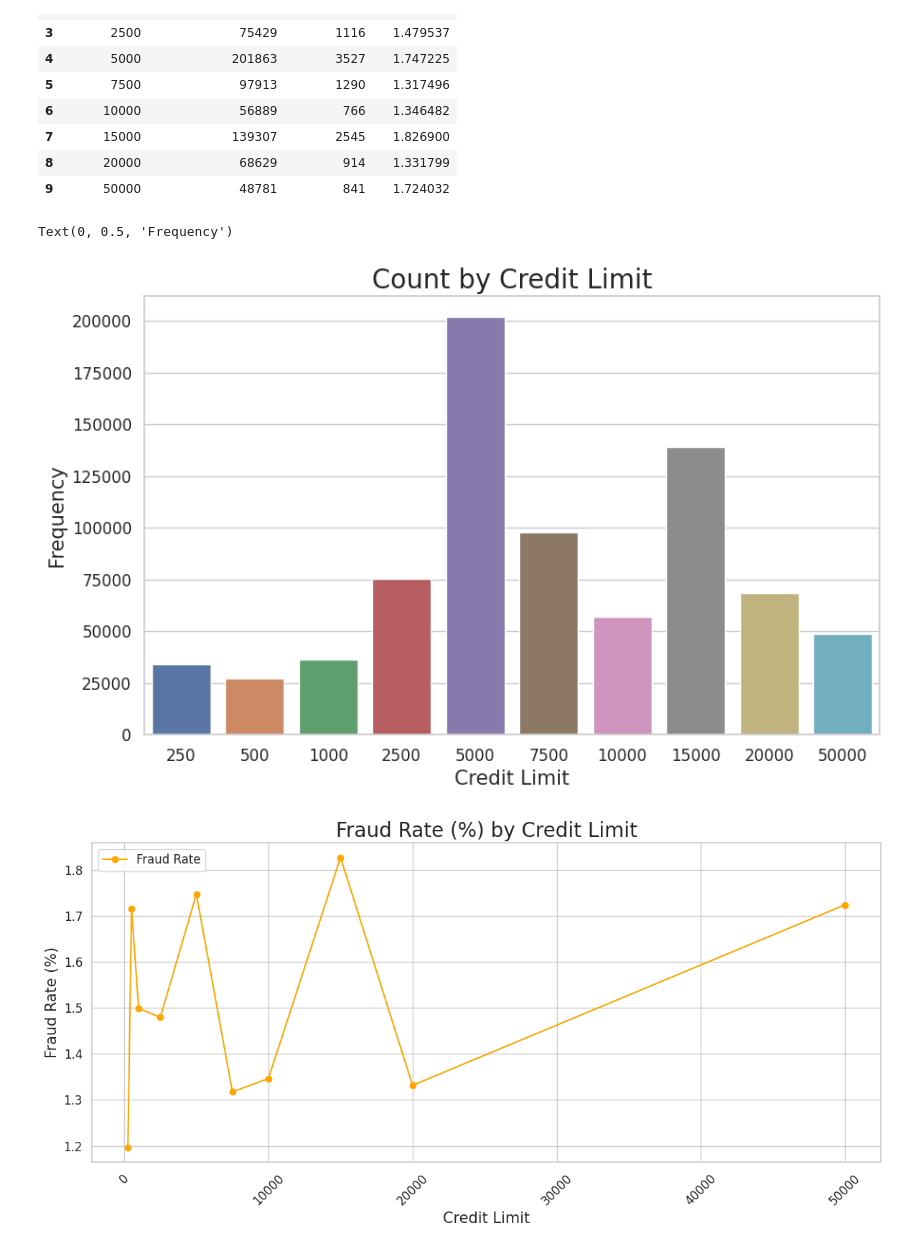
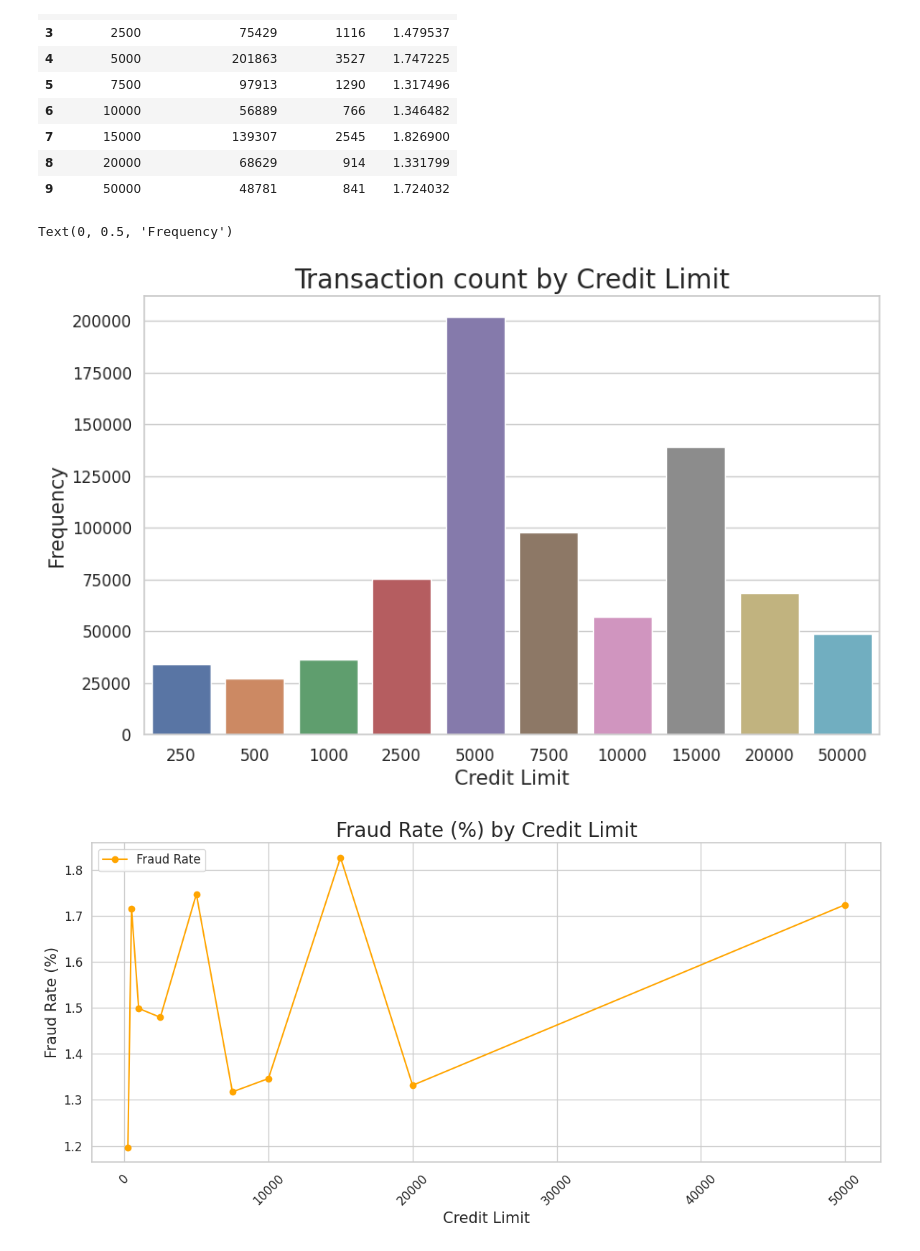
Before and after one commit to KGuruPrasad94/DS_challenge_C1, a Jupyter notebook: DS_challenge_v4.ipynb, the cells around one changed output. Drawn from its saved outputs; the diff is of its cells as text; code cells hidden in the pictures.

```diff
--- a/DS_challenge_v4.ipynb
+++ b/DS_challenge_v4.ipynb
@@ -761,35 +745,35 @@ sns.set_theme(style="whitegrid")
 
 
 # Initialize the matplotlib figure
 
 f, ax = plt.subplots(figsize=(10, 6))
 
 
 
 # plotting a bar plot
 
 bar1 = sns.barplot(x="creditLimit", y="total_transactions", data=cl_fraud_summary, label="Transactions count")
 
 
 
 # formatting tick size
 
 plt.xticks(fontsize=12)
 
 plt.yticks(fontsize=12)
 
 
 
 # setting title and label
 
-plt.title("Count by Credit Limit", loc='center',fontsize=20)
+plt.title("Transaction count by Credit Limit", loc='center',fontsize=20)
 
 plt.xlabel('Credit Limit',fontsize=15)
 
 plt.ylabel('Frequency',fontsize=15)
 # %% [output]
 Text(0, 0.5, 'Frequency')
-[figure, old version]
+[figure, new version]
 # %%
 # line plot: fraud rate by Merchant Category
 
```
Also changed, not shown: parts of 33 cells of this notebook.
